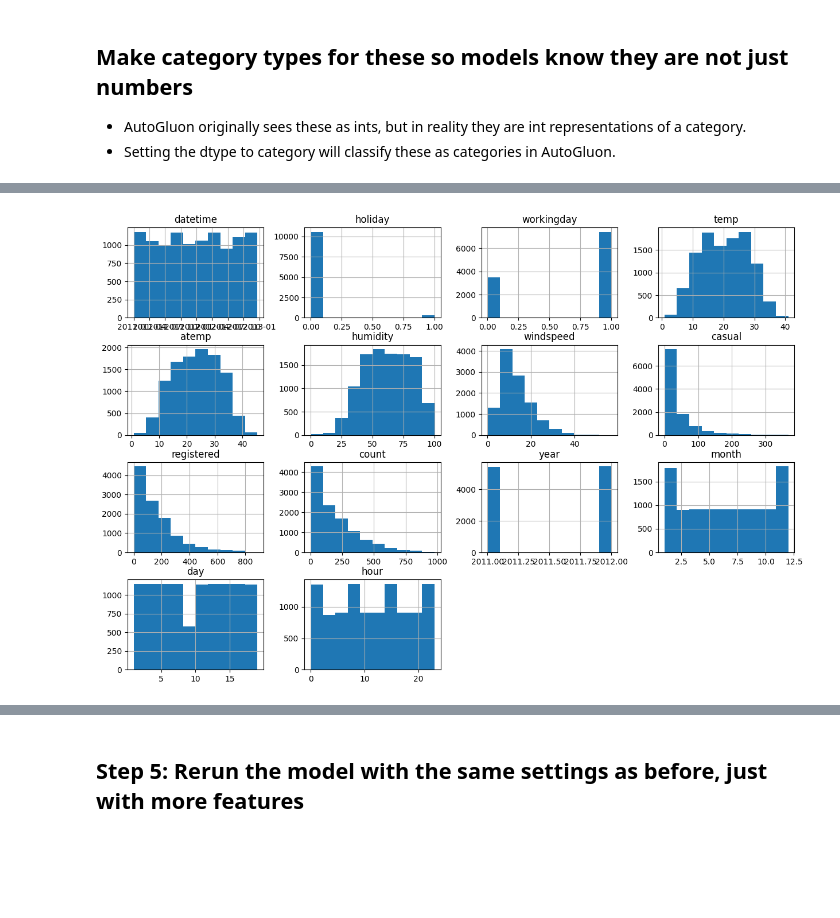
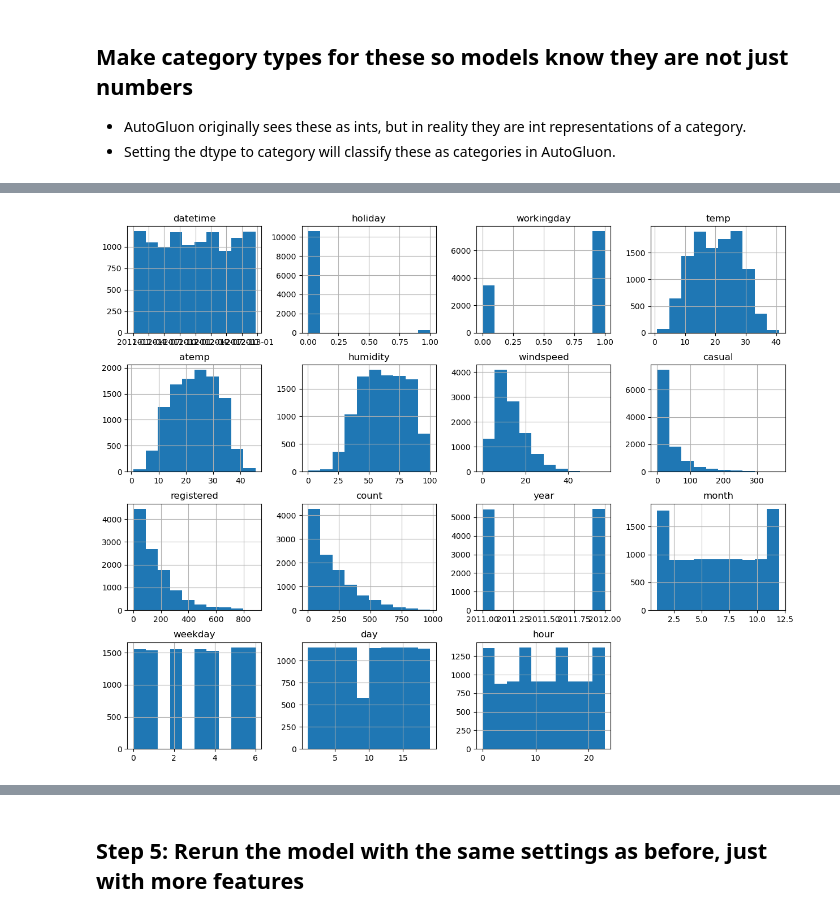
Before and after one commit to Jonikulov/udacity-aws-ai-ml, a Jupyter notebook: 1-intro-ml/project/project_notebook.ipynb, the cells around one changed output, grey strips where cells are left out. Saved outputs shown, nothing was run; the diff lists cells and outputs as text; code cells hidden in the pictures; blank space fills up the shorter version.

```diff
--- a/1-intro-ml/project/project_notebook.ipynb
+++ b/1-intro-ml/project/project_notebook.ipynb
@@ -90,7 +121,7 @@ from autogluon.tabular import TabularPredictor
 # %%
 # Create the train dataset in pandas by reading the csv
 # Set the parsing of the datetime column so you can use some of the `dt` features in pandas later
-train = pd.read_csv("train.csv", parse_dates=['datetime'])
+train = pd.read_csv("data/train.csv", parse_dates=['datetime'])
 train.head()
 # %% [output]
 |  | datetime | season | holiday | workingday | weather | temp | atemp | humidity | windspeed | casual | ... |
@@ -290,11 +341,13 @@ train.hist(figsize=(15, 10));
 # create a new feature
 train['year'] = train['datetime'].dt.year
 train['month'] = train['datetime'].dt.month
+train['weekday'] = train['datetime'].dt.weekday
 train['day'] = train['datetime'].dt.day
 train['hour'] = train['datetime'].dt.hour
 
 test['year'] = test['datetime'].dt.year
 test['month'] = test['datetime'].dt.month
+test['weekday'] = test['datetime'].dt.weekday
 test['day'] = test['datetime'].dt.day
 test['hour'] = test['datetime'].dt.hour
 # %% [markdown]
@@ -318,6 +372,6 @@ train.head()
 | 4 | 2011-01-01 04:00:00 | 1 | 0 | 0 | 1 | 9.84 | 14.395 | 75 | 0.0 | 0 | ... |
 # %%
 # View histogram of all features again now with the hour feature
-train.hist(figsize=(15, 10));
+train.hist(figsize=(15, 12));
 # %% [output]
-[figure, old version]
+[figure, new version]
```
Also changed, not shown: parts of 55 cells of this notebook, 10 other files.
